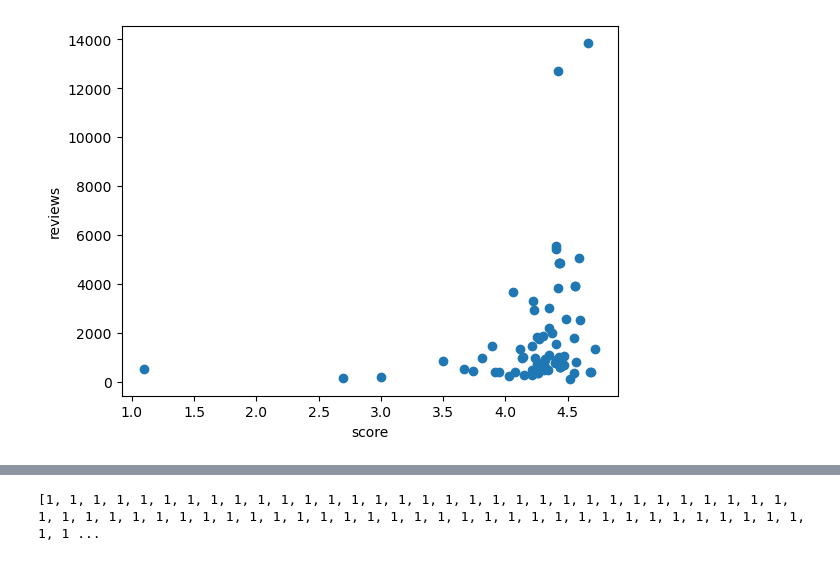
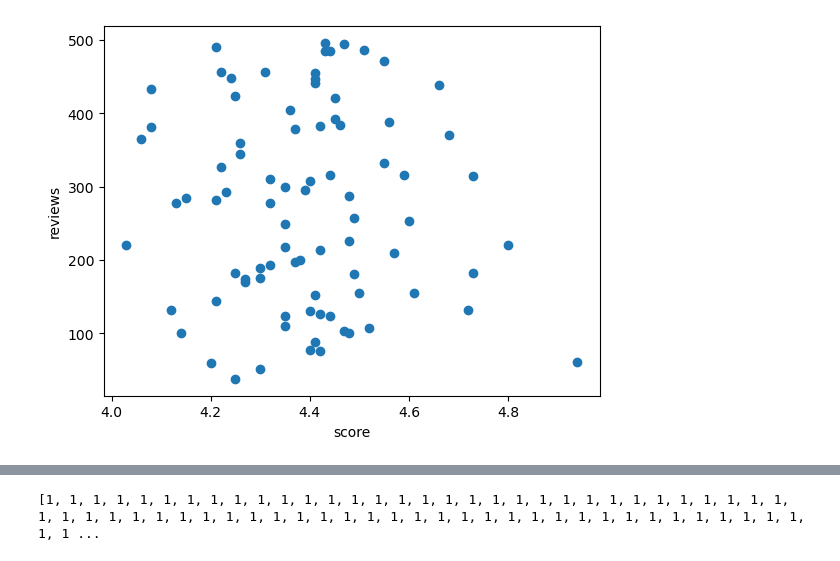
Before and after one commit to DeokYoung980130/FOOD_DATA, a Jupyter notebook: food_list.ipynb, the cells around one changed output, grey strips where cells are left out. Cells and saved outputs as stored; diff of their text form; code cells hidden in the pictures.

Commit message:
learning_model test_version

```diff
--- a/food_list.ipynb
+++ b/food_list.ipynb
@@ -2,6 +2,6 @@
 import numpy as np
 import pandas as pd
 
-df = pd.read_csv('test4.csv')
-df
+good = pd.read_csv('test4.csv')
+good
 # %% [output]
@@ -21,5 +21,6 @@ df
 # %%
-df.columns= ['name',
+good.columns= ['id',
+             'name',
              'cate',
              'dong',
              'lon',
@@ -27,5 +28,5 @@ df.columns= ['name',
              'score',
              'review',
              ]
-df
+good
 # %% [output]
@@ -65,9 +69,9 @@ food_reviews = np.array([345, 5426, 694, 616, 175, 823, 1772, 148, 3830, 501,
 # %%
 import matplotlib.pyplot as plt
 
-plt.scatter(food_score, food_reviews)
+plt.scatter(good.score, good.review)
 plt.xlabel('score')
 plt.ylabel('reviews')
 plt.show()
 # %% [output]
-[figure, old version]
+[figure, new version]
```
Also changed, not shown: parts of 17 cells of this notebook, 2 other files.
